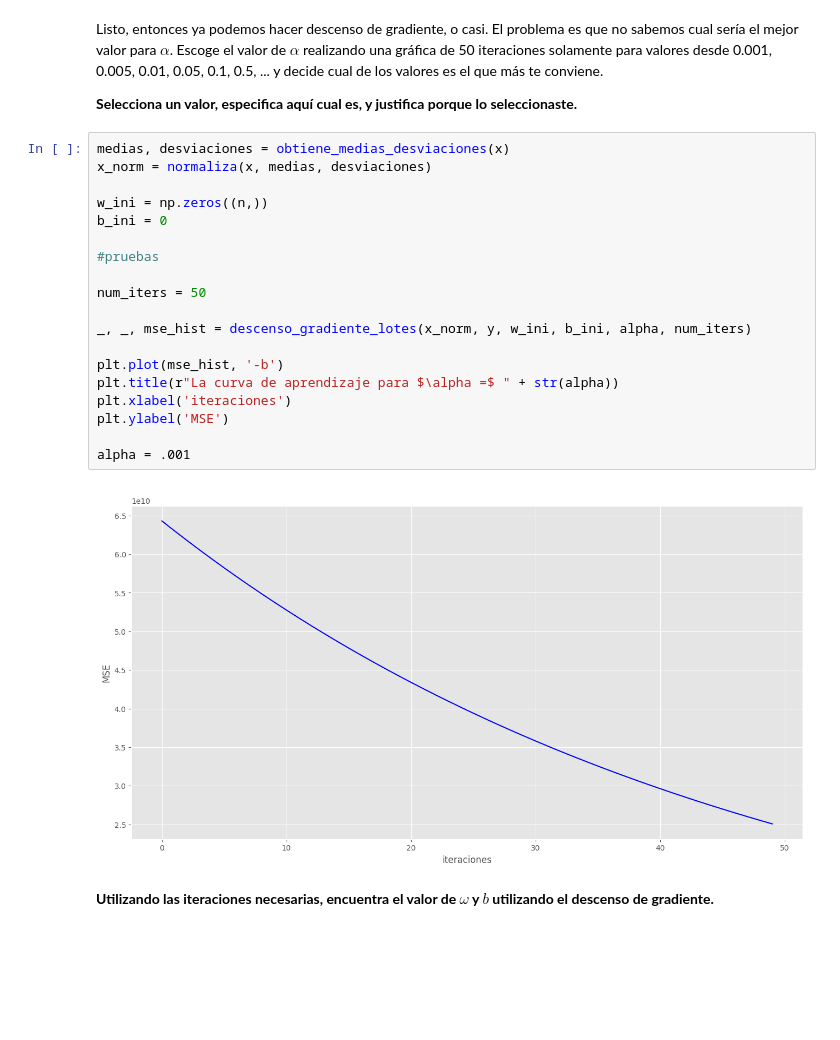
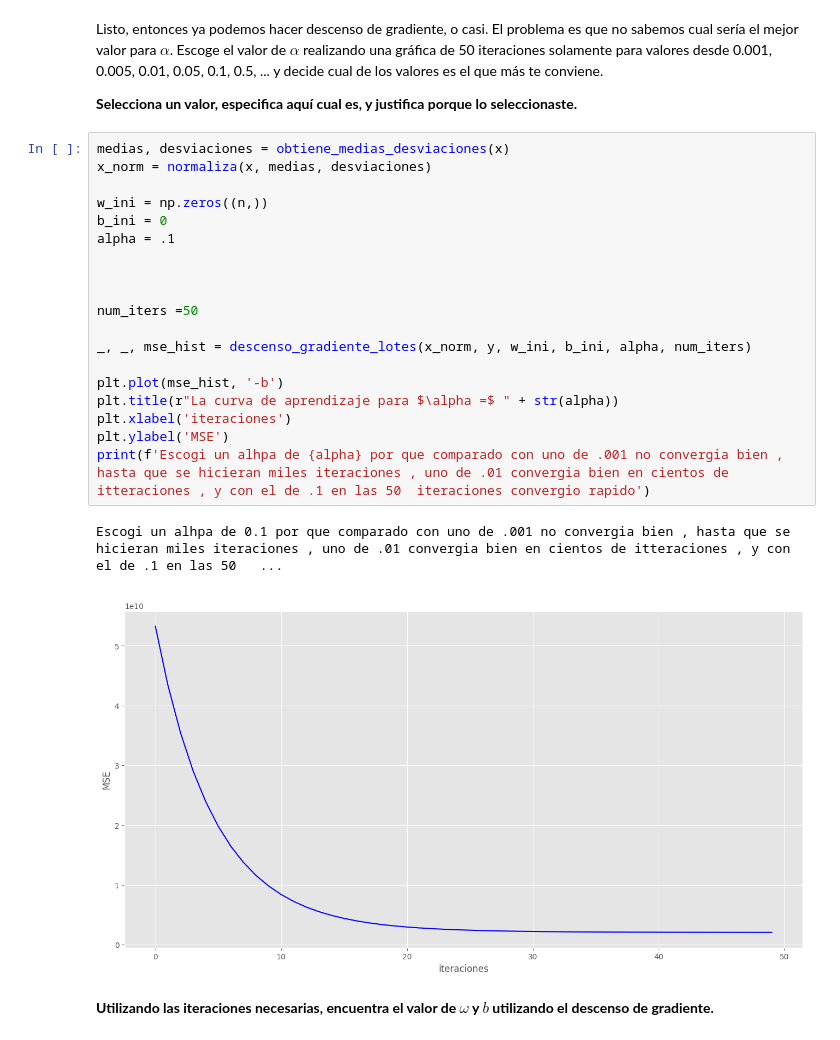
Before and after one commit to SebastianAlcantarr/2-Aprendizaje-2026, a Jupyter notebook: reg_lineal.ipynb, the cells around one changed output. Cells and saved outputs as stored; diff of their text form; blank space fills up the shorter version.

Commit message:
justificar valor de alpha en descenso de gradiente

```diff
--- a/reg_lineal.ipynb
+++ b/reg_lineal.ipynb
@@ -359,24 +359,25 @@ Listo, entonces ya podemos hacer descenso de gradiente, o casi. El problema es q
 # %%
 medias, desviaciones = obtiene_medias_desviaciones(x)
 x_norm = normaliza(x, medias, desviaciones)
 
 w_ini = np.zeros((n,))
 b_ini = 0
+alpha = .1
 
-#pruebas
 
-num_iters = 50
+
+num_iters =50
 
 _, _, mse_hist = descenso_gradiente_lotes(x_norm, y, w_ini, b_ini, alpha, num_iters)
 
 plt.plot(mse_hist, '-b')
 plt.title(r"La curva de aprendizaje para $\alpha =$ " + str(alpha))
 plt.xlabel('iteraciones')
 plt.ylabel('MSE')
-
-alpha = .001
+print(f'Escogi un alhpa de {alpha} por que comparado con uno de .001 no convergia bien , hasta que se hicieran miles iteraciones , uno de .01 convergia bien en cientos de itteraciones , y con el de .1 en las 50  iteraciones convergio rapido')
 # %% [output]
+Escogi un alhpa de 0.1 por que comparado con uno de .001 no convergia bien , hasta que se hicieran miles iteraciones , uno de .01 convergia bien en cientos de itteraciones , y con el de .1 en las 50   ...
-[figure, old version]
+[figure, new version]
 # %% [markdown]
 **Utilizando las iteraciones necesarias, encuentra el valor de $\omega$ y $b$ utilizando el descenso de gradiente.**
 # %%
```
